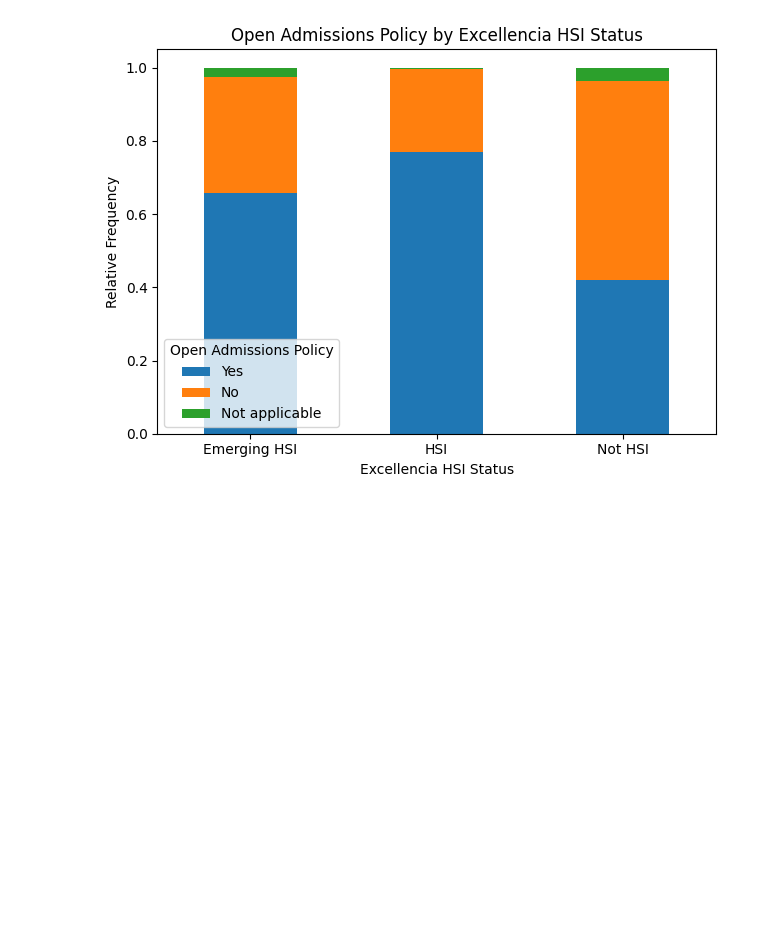
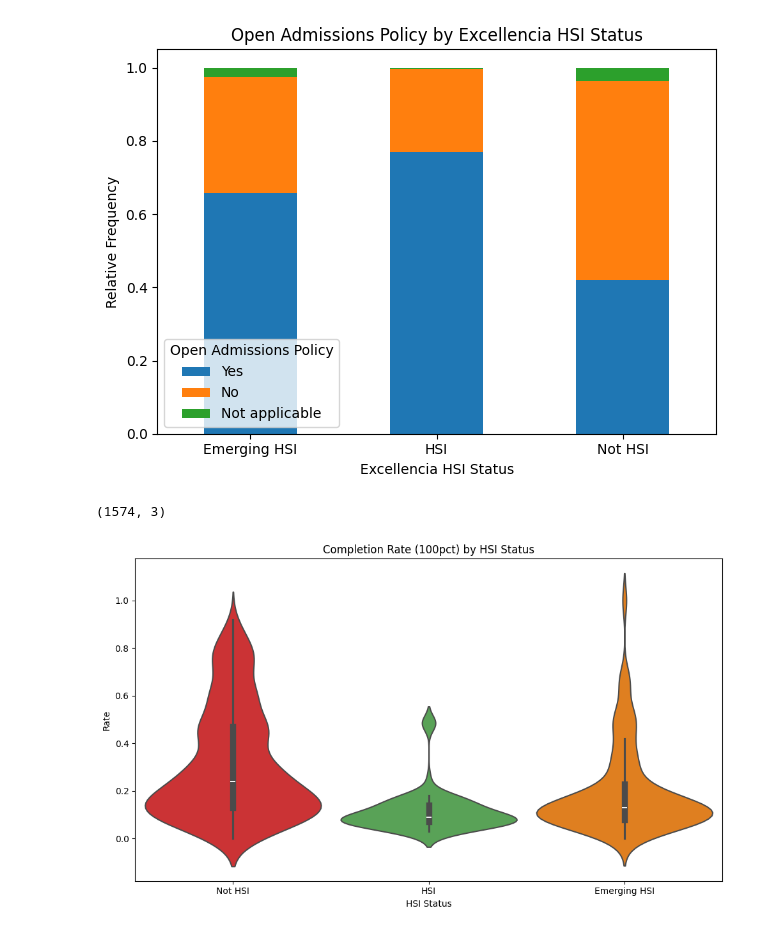
Before and after one commit to awagler2/NODE, a Jupyter notebook: viz_production.ipynb, the cells around one changed output. Saved outputs shown, nothing was run; the diff lists cells and outputs as text; code cells hidden in the pictures; blank space fills up the shorter version.

```diff
--- a/viz_production.ipynb
+++ b/viz_production.ipynb
@@ -43,10 +43,15 @@ df['expstudentservpc']=df['exp_student_serv_total']/df['total_ft_undergrads']
 df['exptotalcurpc']=df['exp_total_current']/df['total_ft_undergrads']
 df['endowmentpc']=df['endowment_beg']/df['total_ft_undergrads']
 df['exptotalpc']=df['exp_total']/df['total_ft_undergrads']
-df['student_faculty_ratio']=df['total_ft_undergrads']/df['completers']
+df['student_faculty_ratio2']=df['total_ft_undergrads']/df['completers']
 df['retention_rate']=(df['total_ft_undergrads']-df['completers'])/df['total_ft_undergrads']
-df['SI']=df['completion_rate_100pct']*.5+df['retention_rate']*.5
-
+df['SI_100pct']=df['completion_rate_100pct']*.5+df['retention_rate']*.5
+df['SI_150pct']=df['completion_rate_150pct']*.5+df['retention_rate']*.5
+df['SI_200pct']=df['completion_rate_200pct']*.5+df['retention_rate']*.5
+df['EI_100pct']=df['completers_100pct']/df['exp_instruc_total']
+df['EI_150pct']=df['completers_150pct']/df['exp_instruc_total']
+df['EI_200pct']=df['completers_200pct']/df['exp_instruc_total']
+df['AI']=1-(df['number_applied']-df['number_admitted'])/df['number_applied']
 
 #eligibility codes
 #df['DoEhsi'] = np.where(df['hsi_code'].isin([5, 6]), 'HSI',np.where(df['hsi_code'] == 4, 'Emerging HSI', 'Non-HSI'))
@@ -769,3 +797,40 @@ plt.show()
 # %% [output]
 <Figure size 1000x600 with 0 Axes>
 [figure]
+# %%
+import seaborn as sns
+import matplotlib.pyplot as plt
+import numpy as np
+
+df2['logcompletion_rate_100pct']=np.log10(df2['completion_rate_100pct'])
+temp_df = df2[['excellencia_hsi_status', 'completion_rate_100pct','logcompletion_rate_100pct']].dropna()
+#temp_df = temp_df[temp_df['exptotalpc'] < 1500]
+print(temp_df.shape)
+# Calculate the log value for better visualization if needed
+#temp_df['log_revfedpc'] = np.log10(temp_df['revfedpc'])
+
+# Create the violin plot
+plt.figure(figsize=(10, 6))  # Adjust figure size as needed
+sns.violinplot(
+    data=temp_df,
+    x='excellencia_hsi_status',
+    y='completion_rate_100pct',  # Use log-transformed values for better visualization
+    hue='excellencia_hsi_status',
+    palette={'Not HSI': '#E41A1C', 'HSI': '#4DAF4A', 'Emerging HSI': '#FF7F00'},  # Set custom colors
+    inner='box',  # Show boxplot inside the violin
+    width=0.9,
+    linewidth=1.5,
+    legend=False  # Hide the legend if desired
+)
+
+# Customize plot elements (optional)
+plt.title('Completion Rate (100pct) by HSI Status')
+plt.xlabel('HSI Status')
+plt.ylabel('Rate')
+# Add other customizations like y-axis ticks, labels, etc. as needed
+
+plt.tight_layout()
+plt.show()
+# %% [output]
+(1574, 3)
+[figure, added]
```
Also changed, not shown: parts of 8 cells of this notebook.
